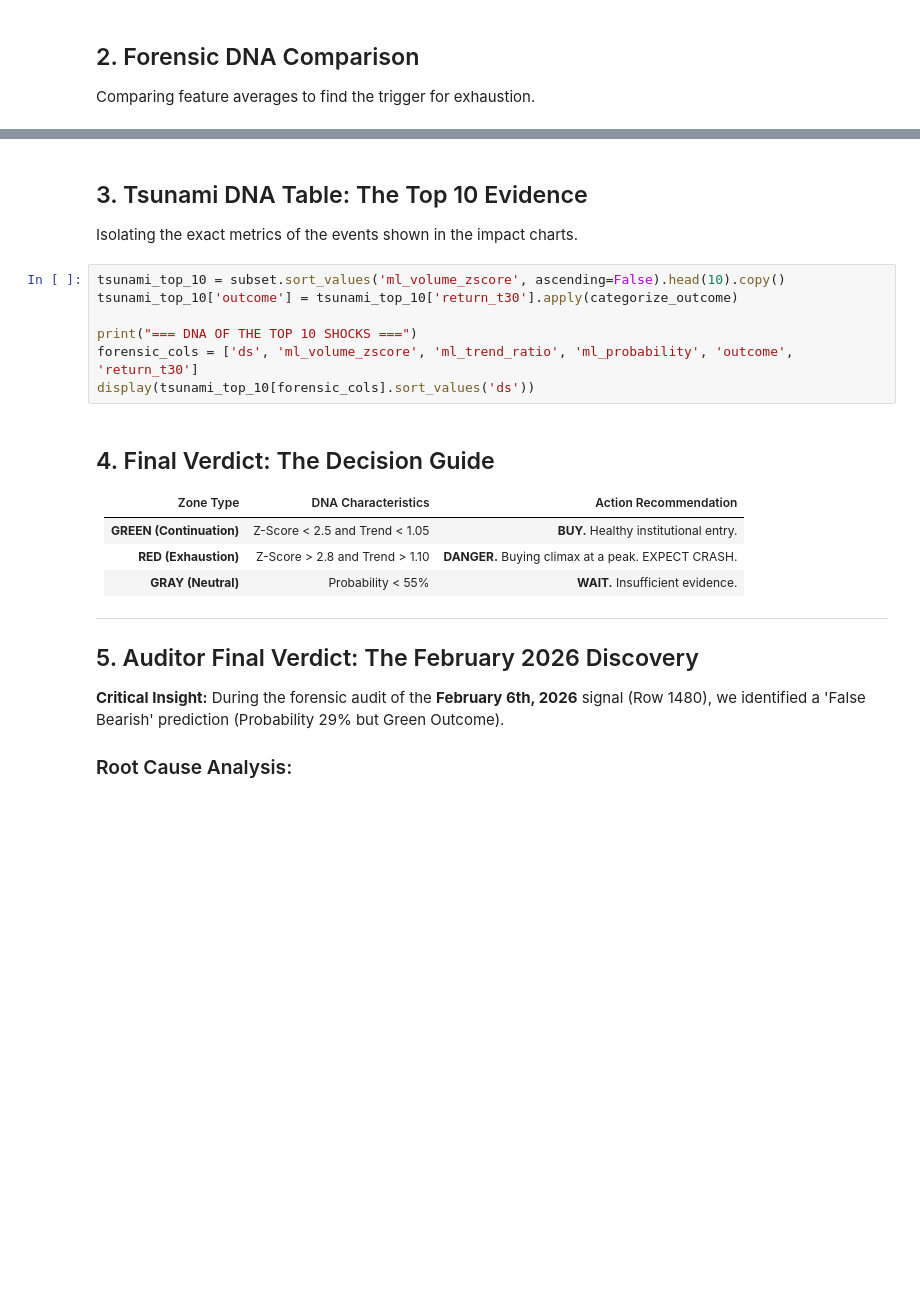
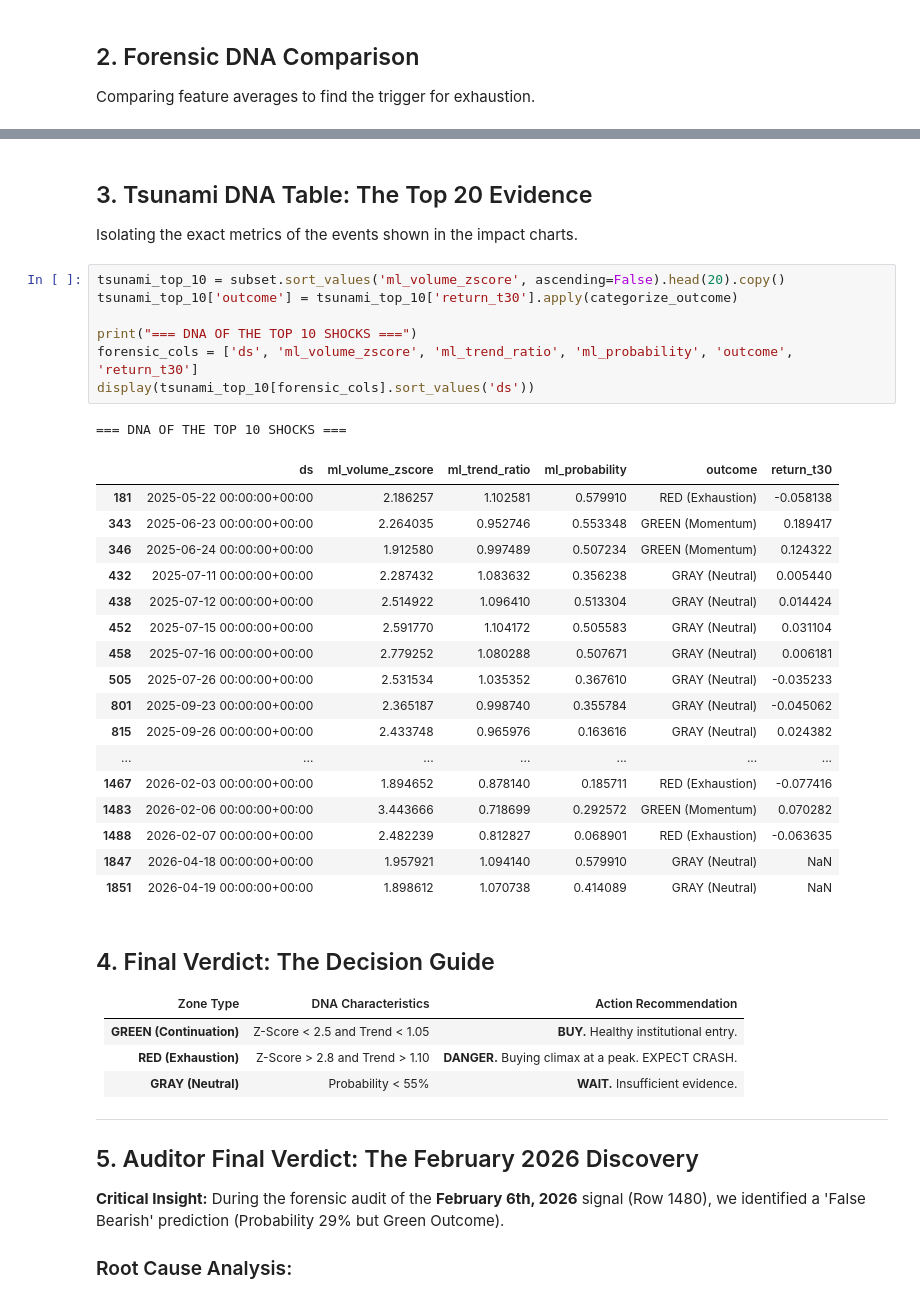
Before and after one commit to jose-cortes-ramos/crypto-ml-predictor, a Jupyter notebook: notebooks/04_forensic_analysis.ipynb, the cells around one changed output, grey strips where cells are left out. Saved outputs shown, nothing was run; the diff lists cells and outputs as text; blank space fills up the shorter version.

```diff
--- a/notebooks/04_forensic_analysis.ipynb
+++ b/notebooks/04_forensic_analysis.ipynb
@@ -61,13 +76,32 @@ display(comparison)
 # %% [markdown]
-## 3. Tsunami DNA Table: The Top 10 Evidence
+## 3. Tsunami DNA Table: The Top 20 Evidence
 Isolating the exact metrics of the events shown in the impact charts.
 # %%
-tsunami_top_10 = subset.sort_values('ml_volume_zscore', ascending=False).head(10).copy()
+tsunami_top_10 = subset.sort_values('ml_volume_zscore', ascending=False).head(20).copy()
 tsunami_top_10['outcome'] = tsunami_top_10['return_t30'].apply(categorize_outcome)
 
 print("=== DNA OF THE TOP 10 SHOCKS ===")
 forensic_cols = ['ds', 'ml_volume_zscore', 'ml_trend_ratio', 'ml_probability', 'outcome', 'return_t30']
 display(tsunami_top_10[forensic_cols].sort_values('ds'))
+# %% [output]
+=== DNA OF THE TOP 10 SHOCKS ===
+|  | ds | ml_volume_zscore | ml_trend_ratio | ml_probability | outcome | return_t30 |
+| 181 | 2025-05-22 00:00:00+00:00 | 2.186257 | 1.102581 | 0.579910 | RED (Exhaustion) | -0.058138 |
+| 343 | 2025-06-23 00:00:00+00:00 | 2.264035 | 0.952746 | 0.553348 | GREEN (Momentum) | 0.189417 |
+| 346 | 2025-06-24 00:00:00+00:00 | 1.912580 | 0.997489 | 0.507234 | GREEN (Momentum) | 0.124322 |
+| 432 | 2025-07-11 00:00:00+00:00 | 2.287432 | 1.083632 | 0.356238 | GRAY (Neutral) | 0.005440 |
+| 438 | 2025-07-12 00:00:00+00:00 | 2.514922 | 1.096410 | 0.513304 | GRAY (Neutral) | 0.014424 |
+| 452 | 2025-07-15 00:00:00+00:00 | 2.591770 | 1.104172 | 0.505583 | GRAY (Neutral) | 0.031104 |
+| 458 | 2025-07-16 00:00:00+00:00 | 2.779252 | 1.080288 | 0.507671 | GRAY (Neutral) | 0.006181 |
+| 505 | 2025-07-26 00:00:00+00:00 | 2.531534 | 1.035352 | 0.367610 | GRAY (Neutral) | -0.035233 |
+| 801 | 2025-09-23 00:00:00+00:00 | 2.365187 | 0.998740 | 0.355784 | GRAY (Neutral) | -0.045062 |
+| 815 | 2025-09-26 00:00:00+00:00 | 2.433748 | 0.965976 | 0.163616 | GRAY (Neutral) | 0.024382 |
+| ... | ... | ... | ... | ... | ... | ... |
+| 1467 | 2026-02-03 00:00:00+00:00 | 1.894652 | 0.878140 | 0.185711 | RED (Exhaustion) | -0.077416 |
+| 1483 | 2026-02-06 00:00:00+00:00 | 3.443666 | 0.718699 | 0.292572 | GREEN (Momentum) | 0.070282 |
+| 1488 | 2026-02-07 00:00:00+00:00 | 2.482239 | 0.812827 | 0.068901 | RED (Exhaustion) | -0.063635 |
+| 1847 | 2026-04-18 00:00:00+00:00 | 1.957921 | 1.094140 | 0.579910 | GRAY (Neutral) | NaN |
+| 1851 | 2026-04-19 00:00:00+00:00 | 1.898612 | 1.070738 | 0.414089 | GRAY (Neutral) | NaN |
 # %% [markdown]
 ## 4. Final Verdict: The Decision Guide
 
```
Also changed, not shown: parts of 3 cells of this notebook, 16 other files.
